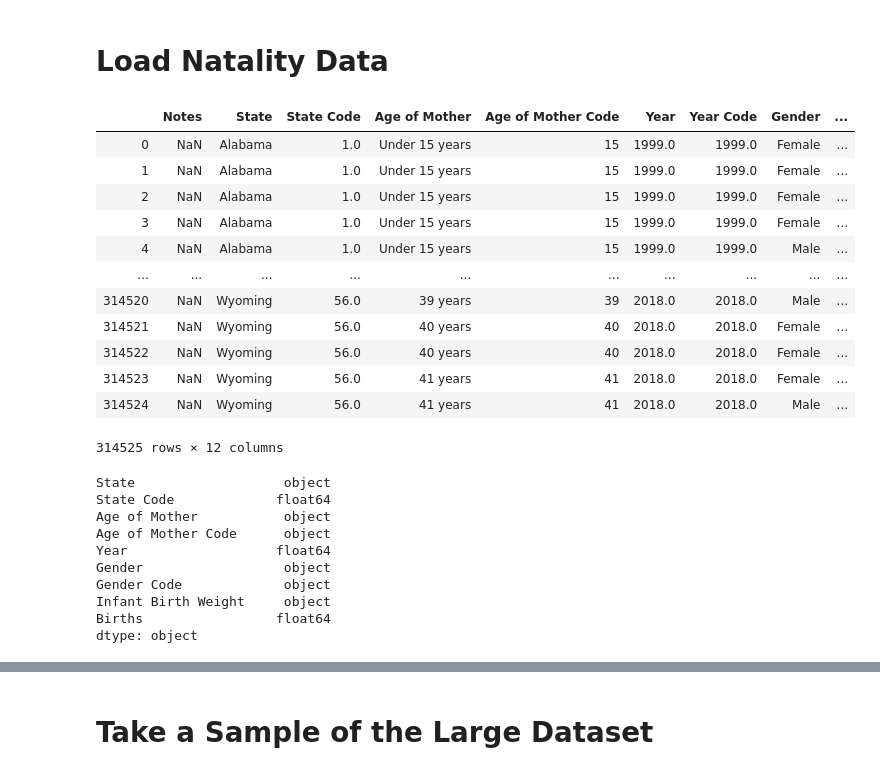
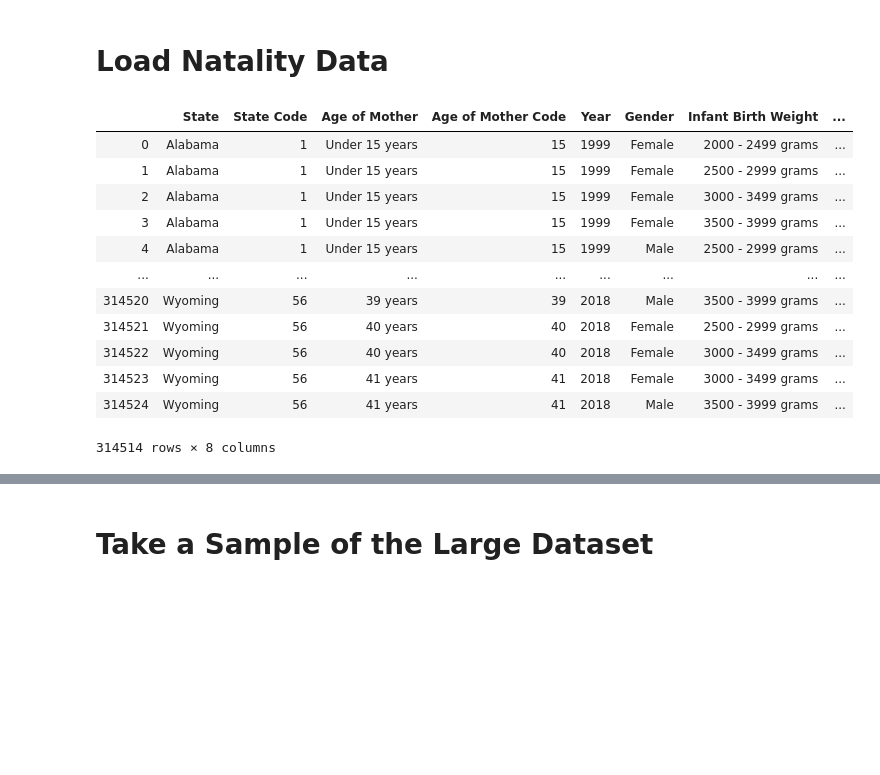
Before and after one commit to edwin-back/Capstone_CDC_Infant_Mortality, a Jupyter notebook: Edwin/EDA_Capstone.ipynb, the cells around one changed output, grey strips where cells are left out. Cells and saved outputs as stored; diff of their text form; code cells hidden in the pictures; blank space fills up the shorter version.

Commit message:
built natality df cleaner function

```diff
--- a/Edwin/EDA_Capstone.ipynb
+++ b/Edwin/EDA_Capstone.ipynb
@@ -181,31 +182,28 @@ natality = pd.read_csv('../../data/Natality AGE Data set_jason.csv')
-# %%
-natality
-# %% [output]
-|  | Notes | State | State Code | Age of Mother | Age of Mother Code | Year | Year Code | Gender | ... |
-| 0 | NaN | Alabama | 1.0 | Under 15 years | 15 | 1999.0 | 1999.0 | Female | ... |
-| 1 | NaN | Alabama | 1.0 | Under 15 years | 15 | 1999.0 | 1999.0 | Female | ... |
-| 2 | NaN | Alabama | 1.0 | Under 15 years | 15 | 1999.0 | 1999.0 | Female | ... |
-| 3 | NaN | Alabama | 1.0 | Under 15 years | 15 | 1999.0 | 1999.0 | Female | ... |
-| 4 | NaN | Alabama | 1.0 | Under 15 years | 15 | 1999.0 | 1999.0 | Male | ... |
-| ... | ... | ... | ... | ... | ... | ... | ... | ... | ... |
-| 314520 | NaN | Wyoming | 56.0 | 39 years | 39 | 2018.0 | 2018.0 | Male | ... |
-| 314521 | NaN | Wyoming | 56.0 | 40 years | 40 | 2018.0 | 2018.0 | Female | ... |
-| 314522 | NaN | Wyoming | 56.0 | 40 years | 40 | 2018.0 | 2018.0 | Female | ... |
-| 314523 | NaN | Wyoming | 56.0 | 41 years | 41 | 2018.0 | 2018.0 | Female | ... |
-| 314524 | NaN | Wyoming | 56.0 | 41 years | 41 | 2018.0 | 2018.0 | Male | ... |
-314525 rows × 12 columns
-# %%
-natality = natality.drop(['Notes', 'Infant Birth Weight Code', 'Year Code'], axis=1)
-# %%
-natality.dtypes
-# %% [output]
-State                   object
-State Code             float64
-Age of Mother           object
-Age of Mother Code      object
-Year                   float64
-Gender                  object
-Gender Code             object
-Infant Birth Weight     object
-Births                 float64
-dtype: object
+# %%
+def cleanNatality(natality):
+    natality = natality.drop(['Notes', 'Infant Birth Weight Code', 'Year Code', 'Gender Code'], axis=1)
+    natality = natality.loc[~(natality.isna().all(axis=1))]
+    print(natality.loc[natality.isna().any(axis=1)])
+    natality['State Code'] = natality['State Code'].astype(int).astype(str)
+    natality['Age of Mother'] = natality['Age of Mother'].astype(str)
+    natality.Year = natality.Year.astype(int).astype(str)
+    natality.Births = natality.Births.astype(int)
+
+    return natality
+
+natality = cleanNatality(natality)
+natality
+# %% [output]
+|  | State | State Code | Age of Mother | Age of Mother Code | Year | Gender | Infant Birth Weight | ... |
+| 0 | Alabama | 1 | Under 15 years | 15 | 1999 | Female | 2000 - 2499 grams | ... |
+| 1 | Alabama | 1 | Under 15 years | 15 | 1999 | Female | 2500 - 2999 grams | ... |
+| 2 | Alabama | 1 | Under 15 years | 15 | 1999 | Female | 3000 - 3499 grams | ... |
+| 3 | Alabama | 1 | Under 15 years | 15 | 1999 | Female | 3500 - 3999 grams | ... |
+| 4 | Alabama | 1 | Under 15 years | 15 | 1999 | Male | 2500 - 2999 grams | ... |
+| ... | ... | ... | ... | ... | ... | ... | ... | ... |
+| 314520 | Wyoming | 56 | 39 years | 39 | 2018 | Male | 3500 - 3999 grams | ... |
+| 314521 | Wyoming | 56 | 40 years | 40 | 2018 | Female | 2500 - 2999 grams | ... |
+| 314522 | Wyoming | 56 | 40 years | 40 | 2018 | Female | 3000 - 3499 grams | ... |
+| 314523 | Wyoming | 56 | 41 years | 41 | 2018 | Female | 3000 - 3499 grams | ... |
+| 314524 | Wyoming | 56 | 41 years | 41 | 2018 | Male | 3500 - 3999 grams | ... |
+314514 rows × 8 columns
```
Also changed, not shown: parts of 24 cells of this notebook.
